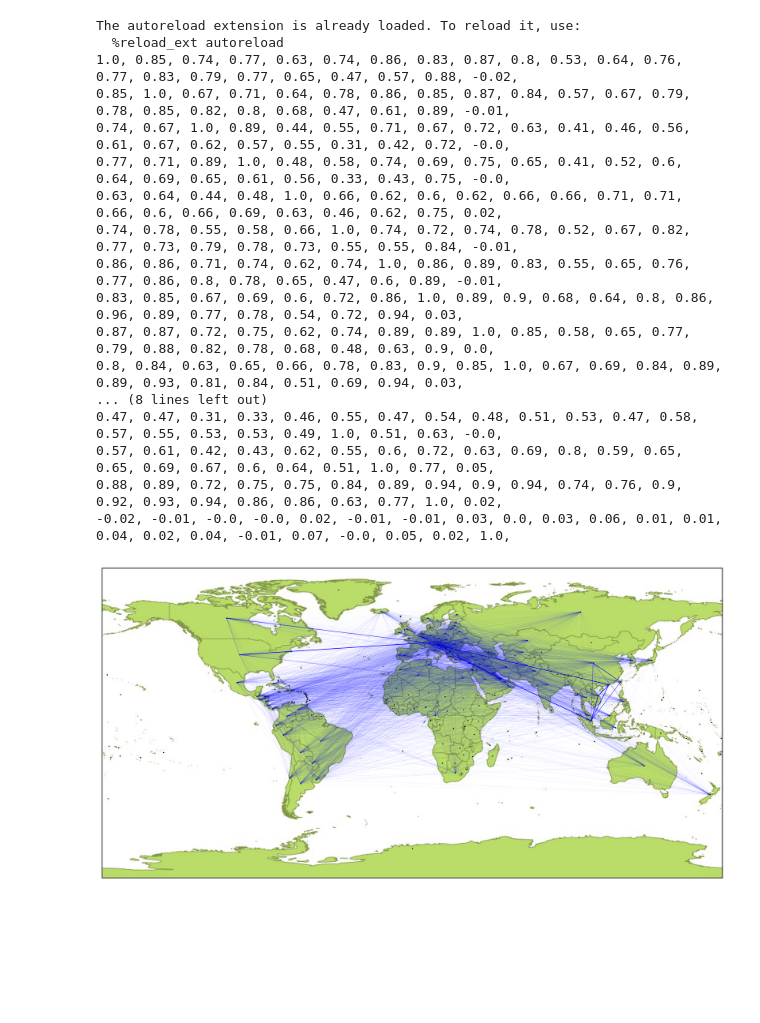
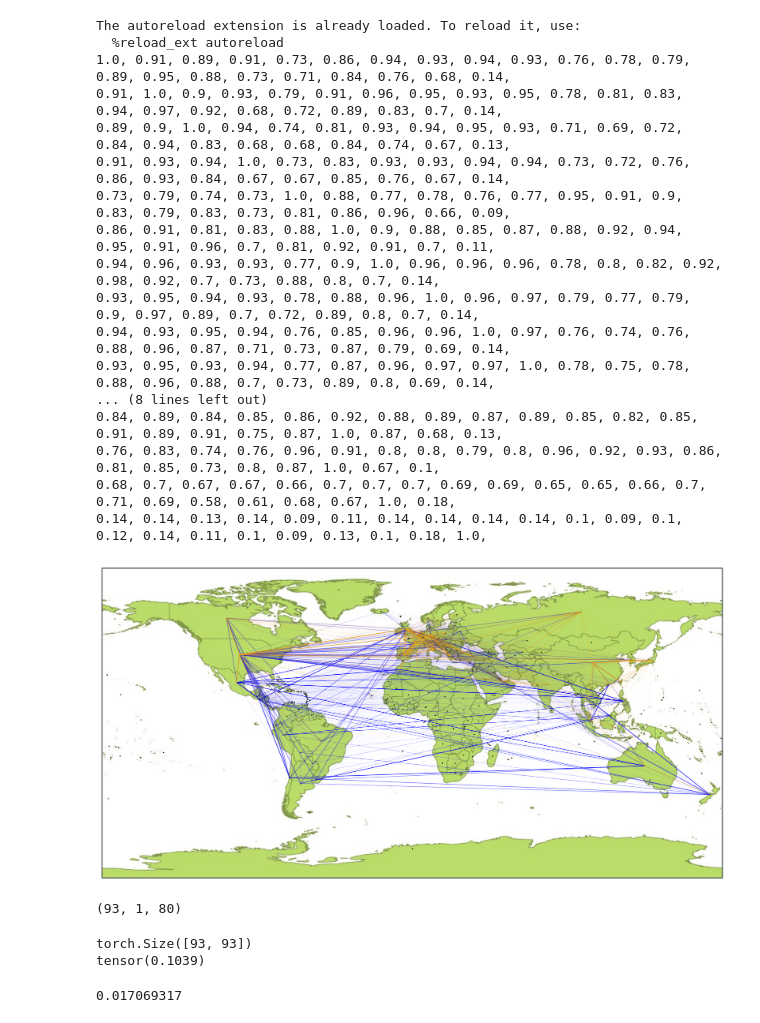
Before and after one commit to bizhili/Topology_Learning_Epis, a Jupyter notebook: readExperimentReal.ipynb, the cells around one changed output. Saved outputs shown, nothing was run; the diff lists cells and outputs as text; code cells hidden in the pictures; blank space fills up the shorter version.

```diff
--- a/readExperimentReal.ipynb
+++ b/readExperimentReal.ipynb
@@ -17,7 +17,7 @@ import pandas as pd
 
 seeds= list(range(1000, 1020))
 epis= ["Sars", "H1N1", "Covid", "ALL"]
-epiIdx= 0 ###
+epiIdx=  3###
 n= 93
 strains= 1
 if epis[epiIdx]== "ALL":
@@ -32,10 +32,11 @@ for seed in seeds:
     sumPreA+= PreA
     AdjCurTen= torch.tensor(npzfile["A"])
     AdjCur= AdjCurTen.numpy()
-    signal= torch.tensor(npzfile["signal"])
-    predSignal= torch.tensor(npzfile["predSignal"])
+    signal= npzfile["signal"]
+    predSignal= npzfile["predSignal"]
     preAs.append(PreA)
 sumPreA= sumPreA/len(seeds)
+sumPreA= sumPreA+sumPreA.T
 preAs.append(sumPreA)
 preAs.append(AdjCurTen)
 for i in preAs:
@@ -45,21 +46,21 @@ for i in preAs:
 # %% [output]
 The autoreload extension is already loaded. To reload it, use:
   %reload_ext autoreload
-1.0, 0.85, 0.74, 0.77, 0.63, 0.74, 0.86, 0.83, 0.87, 0.8, 0.53, 0.64, 0.76, 0.77, 0.83, 0.79, 0.77, 0.65, 0.47, 0.57, 0.88, -0.02,
-0.85, 1.0, 0.67, 0.71, 0.64, 0.78, 0.86, 0.85, 0.87, 0.84, 0.57, 0.67, 0.79, 0.78, 0.85, 0.82, 0.8, 0.68, 0.47, 0.61, 0.89, -0.01,
-0.74, 0.67, 1.0, 0.89, 0.44, 0.55, 0.71, 0.67, 0.72, 0.63, 0.41, 0.46, 0.56, 0.61, 0.67, 0.62, 0.57, 0.55, 0.31, 0.42, 0.72, -0.0,
-0.77, 0.71, 0.89, 1.0, 0.48, 0.58, 0.74, 0.69, 0.75, 0.65, 0.41, 0.52, 0.6, 0.64, 0.69, 0.65, 0.61, 0.56, 0.33, 0.43, 0.75, -0.0,
-0.63, 0.64, 0.44, 0.48, 1.0, 0.66, 0.62, 0.6, 0.62, 0.66, 0.66, 0.71, 0.71, 0.66, 0.6, 0.66, 0.69, 0.63, 0.46, 0.62, 0.75, 0.02,
-0.74, 0.78, 0.55, 0.58, 0.66, 1.0, 0.74, 0.72, 0.74, 0.78, 0.52, 0.67, 0.82, 0.77, 0.73, 0.79, 0.78, 0.73, 0.55, 0.55, 0.84, -0.01,
-0.86, 0.86, 0.71, 0.74, 0.62, 0.74, 1.0, 0.86, 0.89, 0.83, 0.55, 0.65, 0.76, 0.77, 0.86, 0.8, 0.78, 0.65, 0.47, 0.6, 0.89, -0.01,
-0.83, 0.85, 0.67, 0.69, 0.6, 0.72, 0.86, 1.0, 0.89, 0.9, 0.68, 0.64, 0.8, 0.86, 0.96, 0.89, 0.77, 0.78, 0.54, 0.72, 0.94, 0.03,
-0.87, 0.87, 0.72, 0.75, 0.62, 0.74, 0.89, 0.89, 1.0, 0.85, 0.58, 0.65, 0.77, 0.79, 0.88, 0.82, 0.78, 0.68, 0.48, 0.63, 0.9, 0.0,
-0.8, 0.84, 0.63, 0.65, 0.66, 0.78, 0.83, 0.9, 0.85, 1.0, 0.67, 0.69, 0.84, 0.89, 0.89, 0.93, 0.81, 0.84, 0.51, 0.69, 0.94, 0.03,
+1.0, 0.91, 0.89, 0.91, 0.73, 0.86, 0.94, 0.93, 0.94, 0.93, 0.76, 0.78, 0.79, 0.89, 0.95, 0.88, 0.73, 0.71, 0.84, 0.76, 0.68, 0.14,
+0.91, 1.0, 0.9, 0.93, 0.79, 0.91, 0.96, 0.95, 0.93, 0.95, 0.78, 0.81, 0.83, 0.94, 0.97, 0.92, 0.68, 0.72, 0.89, 0.83, 0.7, 0.14,
+0.89, 0.9, 1.0, 0.94, 0.74, 0.81, 0.93, 0.94, 0.95, 0.93, 0.71, 0.69, 0.72, 0.84, 0.94, 0.83, 0.68, 0.68, 0.84, 0.74, 0.67, 0.13,
+0.91, 0.93, 0.94, 1.0, 0.73, 0.83, 0.93, 0.93, 0.94, 0.94, 0.73, 0.72, 0.76, 0.86, 0.93, 0.84, 0.67, 0.67, 0.85, 0.76, 0.67, 0.14,
+0.73, 0.79, 0.74, 0.73, 1.0, 0.88, 0.77, 0.78, 0.76, 0.77, 0.95, 0.91, 0.9, 0.83, 0.79, 0.83, 0.73, 0.81, 0.86, 0.96, 0.66, 0.09,
+0.86, 0.91, 0.81, 0.83, 0.88, 1.0, 0.9, 0.88, 0.85, 0.87, 0.88, 0.92, 0.94, 0.95, 0.91, 0.96, 0.7, 0.81, 0.92, 0.91, 0.7, 0.11,
+0.94, 0.96, 0.93, 0.93, 0.77, 0.9, 1.0, 0.96, 0.96, 0.96, 0.78, 0.8, 0.82, 0.92, 0.98, 0.92, 0.7, 0.73, 0.88, 0.8, 0.7, 0.14,
+0.93, 0.95, 0.94, 0.93, 0.78, 0.88, 0.96, 1.0, 0.96, 0.97, 0.79, 0.77, 0.79, 0.9, 0.97, 0.89, 0.7, 0.72, 0.89, 0.8, 0.7, 0.14,
+0.94, 0.93, 0.95, 0.94, 0.76, 0.85, 0.96, 0.96, 1.0, 0.97, 0.76, 0.74, 0.76, 0.88, 0.96, 0.87, 0.71, 0.73, 0.87, 0.79, 0.69, 0.14,
+0.93, 0.95, 0.93, 0.94, 0.77, 0.87, 0.96, 0.97, 0.97, 1.0, 0.78, 0.75, 0.78, 0.88, 0.96, 0.88, 0.7, 0.73, 0.89, 0.8, 0.69, 0.14,
 ... (8 lines left out)
-0.47, 0.47, 0.31, 0.33, 0.46, 0.55, 0.47, 0.54, 0.48, 0.51, 0.53, 0.47, 0.58, 0.57, 0.55, 0.53, 0.53, 0.49, 1.0, 0.51, 0.63, -0.0,
-0.57, 0.61, 0.42, 0.43, 0.62, 0.55, 0.6, 0.72, 0.63, 0.69, 0.8, 0.59, 0.65, 0.65, 0.69, 0.67, 0.6, 0.64, 0.51, 1.0, 0.77, 0.05,
-0.88, 0.89, 0.72, 0.75, 0.75, 0.84, 0.89, 0.94, 0.9, 0.94, 0.74, 0.76, 0.9, 0.92, 0.93, 0.94, 0.86, 0.86, 0.63, 0.77, 1.0, 0.02,
--0.02, -0.01, -0.0, -0.0, 0.02, -0.01, -0.01, 0.03, 0.0, 0.03, 0.06, 0.01, 0.01, 0.04, 0.02, 0.04, -0.01, 0.07, -0.0, 0.05, 0.02, 1.0,
+0.84, 0.89, 0.84, 0.85, 0.86, 0.92, 0.88, 0.89, 0.87, 0.89, 0.85, 0.82, 0.85, 0.91, 0.89, 0.91, 0.75, 0.87, 1.0, 0.87, 0.68, 0.13,
+0.76, 0.83, 0.74, 0.76, 0.96, 0.91, 0.8, 0.8, 0.79, 0.8, 0.96, 0.92, 0.93, 0.86, 0.81, 0.85, 0.73, 0.8, 0.87, 1.0, 0.67, 0.1,
+0.68, 0.7, 0.67, 0.67, 0.66, 0.7, 0.7, 0.7, 0.69, 0.69, 0.65, 0.65, 0.66, 0.7, 0.71, 0.69, 0.58, 0.61, 0.68, 0.67, 1.0, 0.18,
+0.14, 0.14, 0.13, 0.14, 0.09, 0.11, 0.14, 0.14, 0.14, 0.14, 0.1, 0.09, 0.1, 0.12, 0.14, 0.11, 0.1, 0.09, 0.13, 0.1, 0.18, 1.0,
 # %%
 
 
@@ -77,41 +78,61 @@ def plot_on_map(PreANp, realNp, lineWeightRatio= 10):
     coordinatesArray= coordinatesArrayTmp.copy()
     coordinatesArray[:, 1]= 2.835*coordinatesArrayTmp[:, 1]+1028/2
     coordinatesArray[:, 0]= -2.835*coordinatesArrayTmp[:, 0]+518/2
     plt.scatter(coordinatesArray[:, 1], coordinatesArray[:, 0], color='black', s=1, label="Locations")
     # for i in range(len(popName)):
     #     plt.text(coordinatesArray[i, 1] + 0.1,
     #             coordinatesArray[i, 0] + 0.1, f"{popName[i]}", fontsize=10, color='black')  # Annotate points
     for i in range(realNp.shape[0]):
         for j in range(i + 1, realNp.shape[1]):  # Only upper triangle (undirected graph)
             if (realNp[j, i]+realNp[i, j])/2 > 1e-5 :# Only plot edges with weight > 0
                 weight = (realNp[j, i]+realNp[i, j])/2
                 plt.plot(
                     [coordinatesArray[popIdxDataNp[i], 1], coordinatesArray[popIdxDataNp[j], 1]],
                     [coordinatesArray[popIdxDataNp[i], 0], coordinatesArray[popIdxDataNp[j], 0]],
                     color='blue', alpha=min((weight)*lineWeightRatio, 1), linewidth= 1)
     for i in range(PreANp.shape[0]):
         for j in range(i + 1, PreANp.shape[1]):  # Only upper triangle (undirected graph)
             if (PreANp[j, i]+PreANp[i, j])/2 > 1e-5 :# Only plot edges with weight > 0
                 weight = (PreANp[j, i]+PreANp[i, j])/2
                 plt.plot(
                     [coordinatesArray[popIdxDataNp[i], 1], coordinatesArray[popIdxDataNp[j], 1]],
                     [coordinatesArray[popIdxDataNp[i], 0], coordinatesArray[popIdxDataNp[j], 0]],
                     color='orange', alpha=min((weight)*lineWeightRatio, 1), linewidth= 1)
 
     plt.axis('off')
 
-portions= []
-xs= []
 TopNum= 50
-APreNp= ((PreA)).cpu().detach().numpy()
+APreNp= ((sumPreA)).cpu().detach().numpy()
 rankedAPre= np.sort(APreNp.flatten())
+APreNp= APreNp/np.linalg.norm(APreNp)
 ATrueNp= AdjCur/np.linalg.norm(AdjCur)
-rankedATrue= np.sort(ATrueNp.flatten())
-for TopNum in range(20, 1000):
-    xs.append(((APreNp>rankedAPre[-TopNum])*APreNp).sum()/APreNp.sum())
-    APreNpBi=  (APreNp>rankedAPre[-TopNum])*1.0
-    ATrueNpBi= (ATrueNp>1e-9)*1.0
-    portions.append(((APreNpBi*ATrueNpBi).sum())/APreNpBi.sum())
-plot_on_map( 0*AdjCur/np.linalg.norm(AdjCur), PreA.cpu().detach().numpy(), 8)
+plot_on_map( ATrueNp, APreNp, 10)
 # %% [output]
-[figure, old version]
+[figure, new version]
+# %%
+print(signal.shape)
+sumSignal= signal.sum(axis= 1)
+sumSignal= sumSignal.sum(axis= 1)
+# %% [output]
+(93, 1, 80)
+# %%
+sumSignal= signal.sum(axis= 1)
+sumSignal= sumSignal.sum(axis= 1)
+sortIdx= np.argsort(sumSignal)
+selectNode= sortIdx[:]
+AdjCurTen2= AdjCurTen/torch.norm(AdjCurTen)
+
+selectsumPreA= sumPreA[selectNode, :]
+selectsumPreA= selectsumPreA[:, selectNode]
+selectAdjCurTen2= AdjCurTen2[selectNode, :]
+selectAdjCurTen2= selectAdjCurTen2[:, selectNode]
+print(selectAdjCurTen2.shape)
+
+print(evaluate.pearson_correlation(selectsumPreA, selectAdjCurTen2))
+# %% [output]
+torch.Size([93, 93])
+tensor(0.1039)
+# %%
+print(sumSignal[sortIdx[-1]])
+# %% [output]
+0.017069317
```
Also changed, not shown: parts of 4 cells of this notebook, 9 other files.
